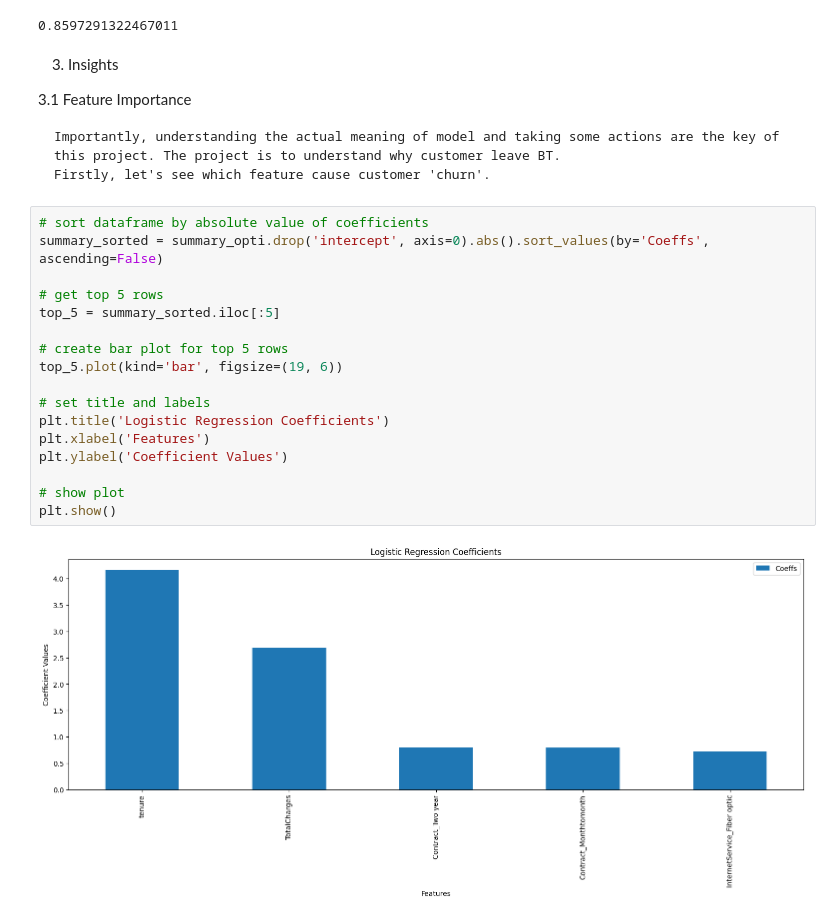
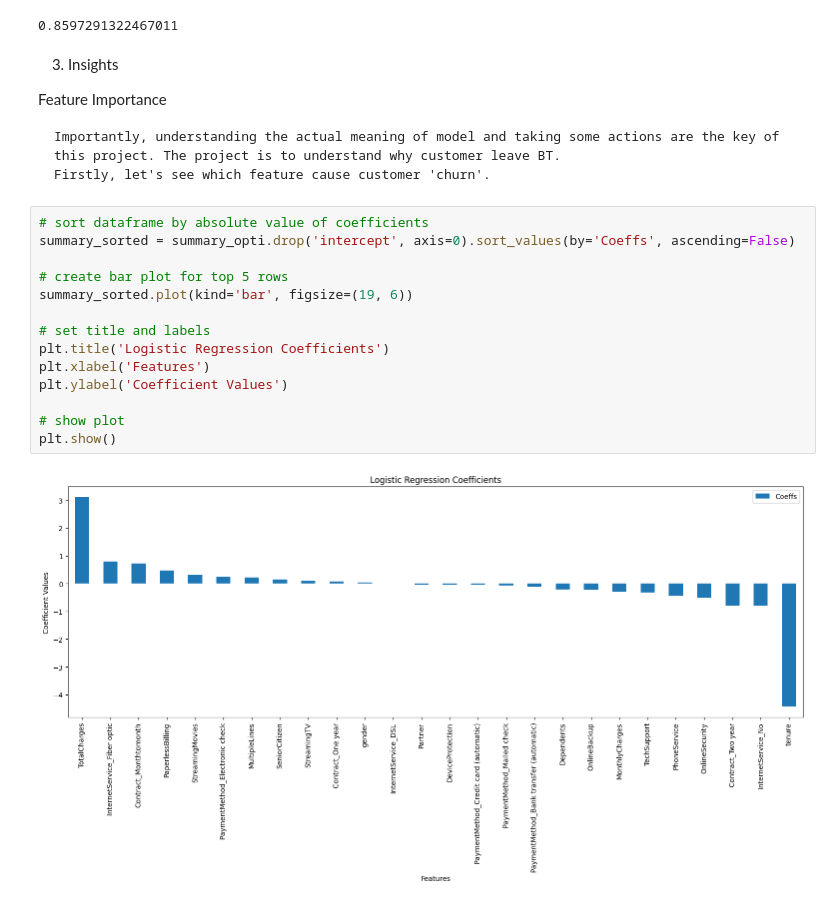
Before and after one commit to xiangivyli/data-science-portfolio, a Jupyter notebook: BT Customer Churn Prediction/BT_Customer_Churn_Prediction.ipynb, the cells around one changed output. Drawn from its saved outputs; the diff is of its cells as text.

```diff
--- a/BT Customer Churn Prediction/BT_Customer_Churn_Prediction.ipynb
+++ b/BT Customer Churn Prediction/BT_Customer_Churn_Prediction.ipynb
@@ -434,26 +434,23 @@ AUC2
 # %% [markdown]
 3. Insights
 
-3.1 Feature Importance
+Feature Importance
 
     Importantly, understanding the actual meaning of model and taking some actions are the key of this project. The project is to understand why customer leave BT.
     Firstly, let's see which feature cause customer 'churn'.
 # %%
 # sort dataframe by absolute value of coefficients
-summary_sorted = summary_opti.drop('intercept', axis=0).abs().sort_values(by='Coeffs', ascending=False)
-
-# get top 5 rows
-top_5 = summary_sorted.iloc[:5]
+summary_sorted = summary_opti.drop('intercept', axis=0).sort_values(by='Coeffs', ascending=False)
 
 # create bar plot for top 5 rows
-top_5.plot(kind='bar', figsize=(19, 6))
+summary_sorted.plot(kind='bar', figsize=(19, 6))
 
 # set title and labels
 plt.title('Logistic Regression Coefficients')
 plt.xlabel('Features')
 plt.ylabel('Coefficient Values')
 
 # show plot
 plt.show()
 # %% [output]
-[figure, old version]
+[figure, new version]
```
